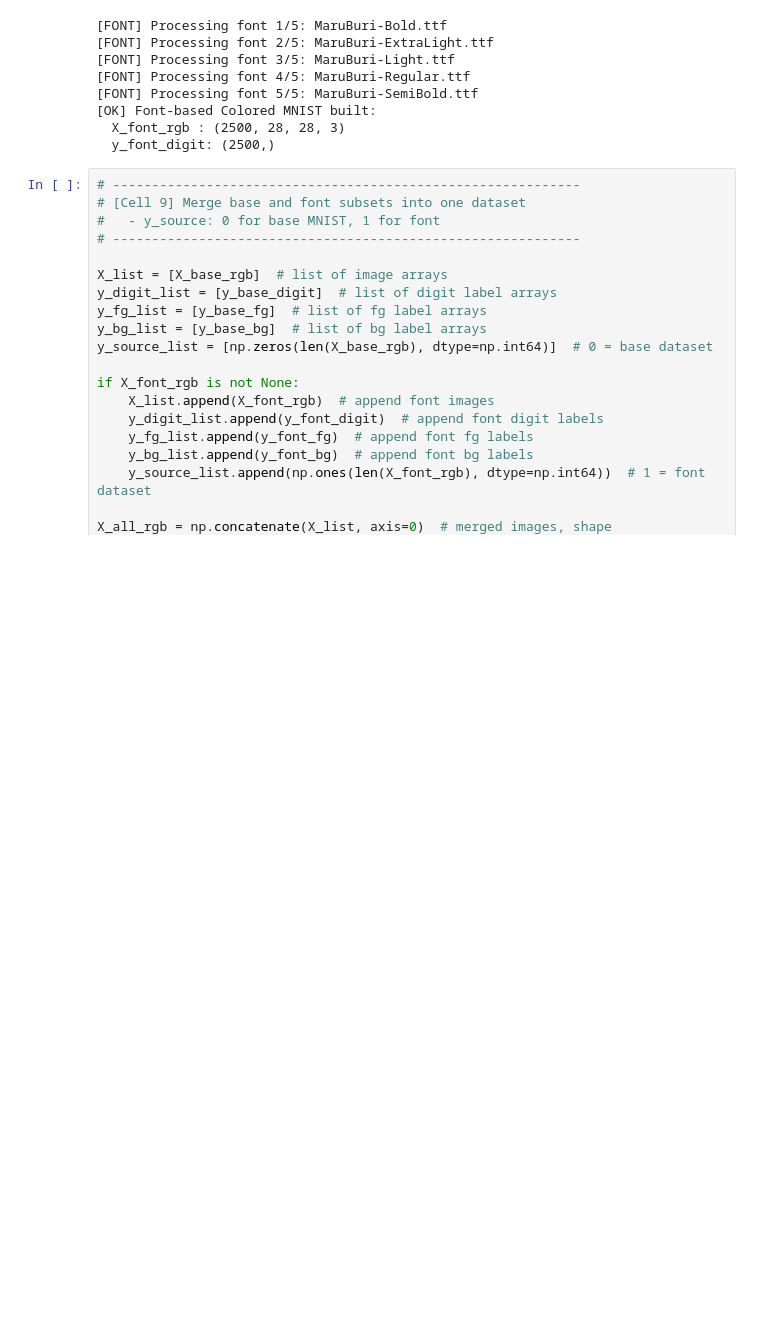
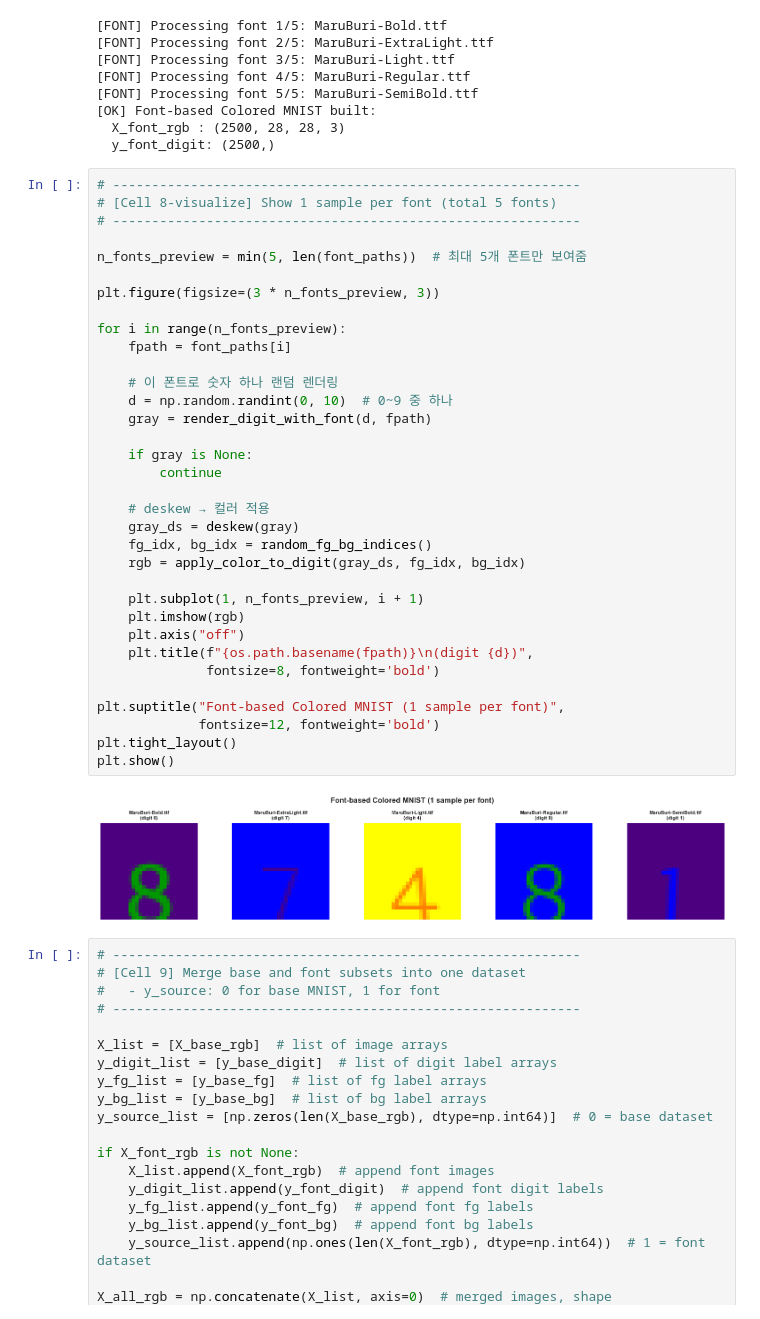
Before and after one commit to ML-SSU-2025/colored-mnist-classification, a Jupyter notebook: notebooks/01_preprocessing_colored_mnist.ipynb, the cells around one changed output. Drawn from its saved outputs; the diff is of its cells as text; blank space fills up the shorter version.

```diff
--- a/notebooks/01_preprocessing_colored_mnist.ipynb
+++ b/notebooks/01_preprocessing_colored_mnist.ipynb
@@ -579,6 +579,42 @@ else:
 [OK] Font-based Colored MNIST built:
   X_font_rgb : (2500, 28, 28, 3)
   y_font_digit: (2500,)
+# %%
+# ------------------------------------------------------------
+# [Cell 8-visualize] Show 1 sample per font (total 5 fonts)
+# ------------------------------------------------------------
+
+n_fonts_preview = min(5, len(font_paths))  # 최대 5개 폰트만 보여줌
+
+plt.figure(figsize=(3 * n_fonts_preview, 3))
+
+for i in range(n_fonts_preview):
+    fpath = font_paths[i]
+
+    # 이 폰트로 숫자 하나 랜덤 렌더링
+    d = np.random.randint(0, 10)  # 0~9 중 하나
+    gray = render_digit_with_font(d, fpath)
+
+    if gray is None:
+        continue
+
+    # deskew → 컬러 적용
+    gray_ds = deskew(gray)
+    fg_idx, bg_idx = random_fg_bg_indices()
+    rgb = apply_color_to_digit(gray_ds, fg_idx, bg_idx)
+
+    plt.subplot(1, n_fonts_preview, i + 1)
+    plt.imshow(rgb)
+    plt.axis("off")
+    plt.title(f"{os.path.basename(fpath)}\n(digit {d})",
+              fontsize=8, fontweight='bold')
+
+plt.suptitle("Font-based Colored MNIST (1 sample per font)",
+             fontsize=12, fontweight='bold')
+plt.tight_layout()
+plt.show()
+# %% [output]
+[figure, added]
 # %%
 # ------------------------------------------------------------
 # [Cell 9] Merge base and font subsets into one dataset
```
Also changed, not shown: parts of 2 cells of this notebook.
